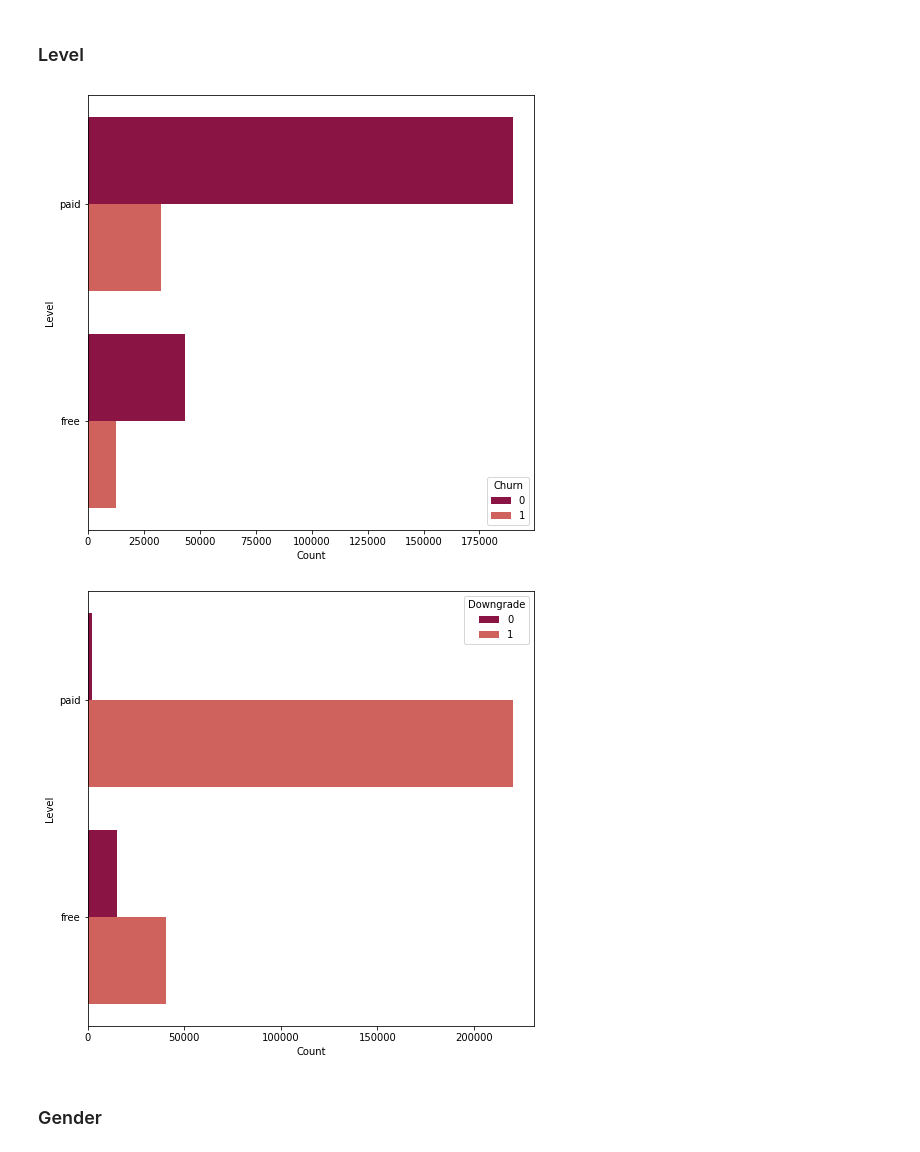
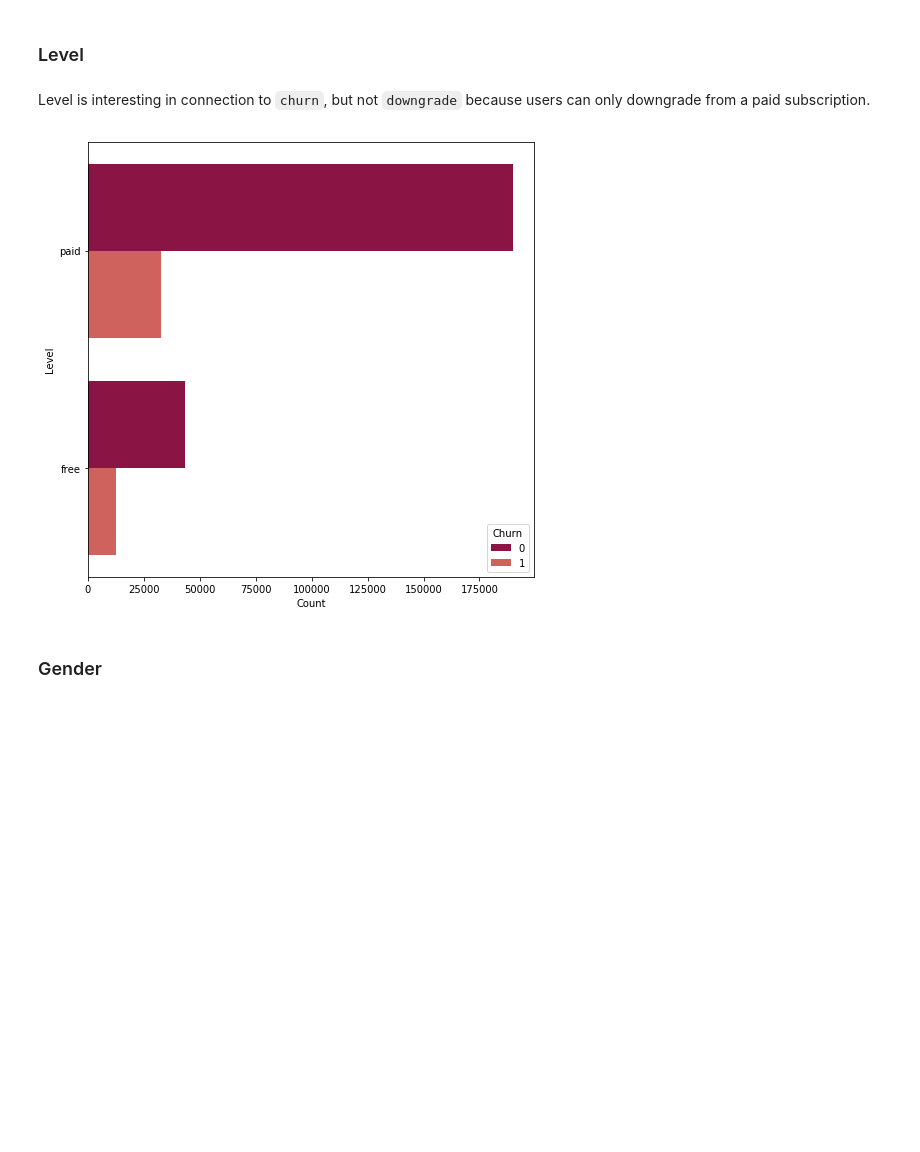
Before and after one commit to MareikeHeller/sparkify-customer-churn, a Jupyter notebook: sparkify-user-churn.ipynb, the cells around one changed output. Cells and saved outputs as stored; diff of their text form; code cells hidden in the pictures; blank space fills up the shorter version.

```diff
--- a/sparkify-user-churn.ipynb
+++ b/sparkify-user-churn.ipynb
@@ -209,6 +226,9 @@ only showing top 5 rows
 df_clean = df_clean.withColumn('year', split('date','-')[0])
 df_clean = df_clean.withColumn('month', split('date','-')[1])
 df_clean = df_clean.withColumn('day', split('date','-')[2])
+df_clean = df_clean.withColumn('registration_year', split('registration_date','-')[0])
+df_clean = df_clean.withColumn('registration_month', split('registration_date','-')[1])
+df_clean = df_clean.withColumn('registration_day', split('registration_date','-')[2])
 
-df_clean.select('datetime','year','month','day').show(5)
+df_clean.select('datetime','year','month','day','registration_datetime','registration_year','registration_month','registration_day').show(5)
 # %% [output]
@@ -231,6 +251,8 @@ convert_to_integer = udf(lambda x : int(x), IntegerType())
 # create new column 'hour' by splitting the column datetime by space & colon and applying convert_to_integer
 df_clean = df_clean.withColumn('hour', split(split('datetime',' ')[1],':')[0])
 df_clean = df_clean.withColumn('hour', convert_to_integer(df_clean['hour']))
+df_clean = df_clean.withColumn('registration_hour', split(split('registration_datetime',' ')[1],':')[0])
+df_clean = df_clean.withColumn('registration_hour', convert_to_integer(df_clean['registration_hour']))
 
-df_clean.select('datetime','hour').show(5)
+df_clean.select('datetime','hour', 'registration_datetime','registration_hour').show(5)
 # %% [output]
@@ -246,0 +271,8 @@ only showing top 5 rows
+# %%
+# user defined function to split the day in two halves
+split_half_day = udf(lambda x : 1 if x < 12 else 2)
+
+# create new column 'day_half' by applying split_half_day
+df_clean = df_clean.withColumn('day_half', split_half_day(df_clean['hour']))
+
+df_clean.select('hour','day_half').dropDuplicates().sort('hour').show(25)
@@ -246,0 +299,5 @@ only showing top 5 rows
+# %%
+# create new column 'days_since_registration' by  calculating the date difference between 'date' & 'registration_date'
+df_clean = df_clean.withColumn('days_since_registration', datediff(to_date(df_clean['date']), to_date(df_clean['registration_date'])))
+
+df_clean.select('registration_date', 'date', 'days_since_registration').show(5)
@@ -955,15 +1079,16 @@ for i in ['churn','downgrade']:
 [figure]
 # %% [markdown]
 ### Level
+# %% [markdown]
+Level is interesting in connection to `churn`, but not `downgrade` because users can only downgrade from a paid subscription.
 # %%
-for i in ['churn','downgrade']:
+for i in ['churn']:
     level_count = df_clean.groupby('level',i).count()
 
     # visualization
     plot_bar_chart_grouped(df=level_count,x_col='count',y_col='level', group=i, subplots=1, size=(8,8))
 # %% [output]
-[figure, old version]
+[figure, new version]
-[figure, removed]
 # %% [markdown]
 ### Gender
 # %%
```
Also changed, not shown: parts of 96 cells of this notebook.
